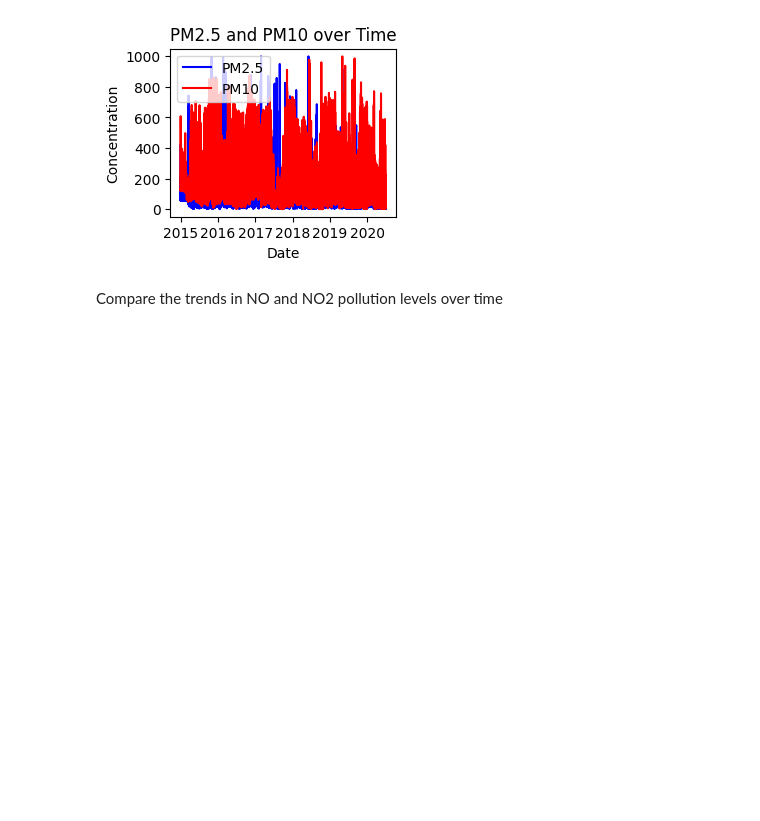
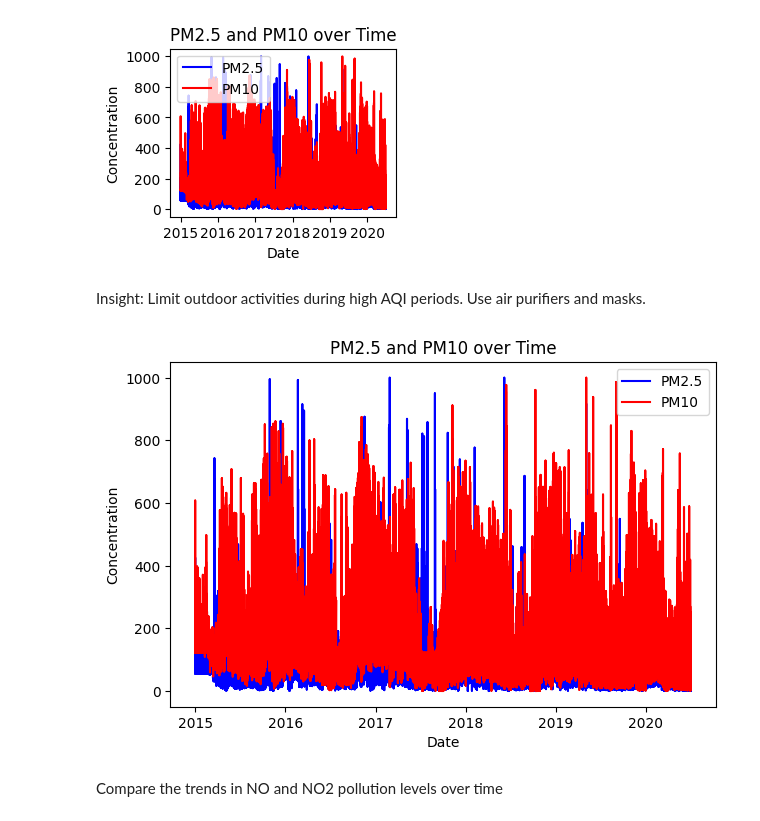
Before and after one commit to chandiosamad07/AirQualityIndexPrediction_FA24, a Jupyter notebook: Project.ipynb, the cells around one changed output. Drawn from its saved outputs; the diff is of its cells as text; code cells hidden in the pictures; blank space fills up the shorter version.

```diff
--- a/Project.ipynb
+++ b/Project.ipynb
@@ -174,6 +218,25 @@ plt.legend()
 # %% [output]
 <matplotlib.legend.Legend at 0x...>
 [figure]
+# %% [markdown]
+Insight:
+Limit outdoor activities during high AQI periods.
+Use air purifiers and masks.
+# %%
+import matplotlib.pyplot as plt
+
+plt.figure(figsize=(12, 8))
+plt.subplot(2, 2, 1)
+plt.plot(data['Date'], data['PM2.5'], label='PM2.5', color='blue')
+plt.plot(data['Date'], data['PM10'], label='PM10', color='red')
+plt.title('PM2.5 and PM10 over Time')
+plt.xlabel('Date')
+plt.ylabel('Concentration')
+plt.legend()
+plt.tight_layout()
+plt.show()
+# %% [output]
+[figure, added]
 # %% [markdown]
 Compare the trends in NO and NO2 pollution levels over time
 # %%
```
Also changed, not shown: parts of 53 cells of this notebook, 1 other file.
